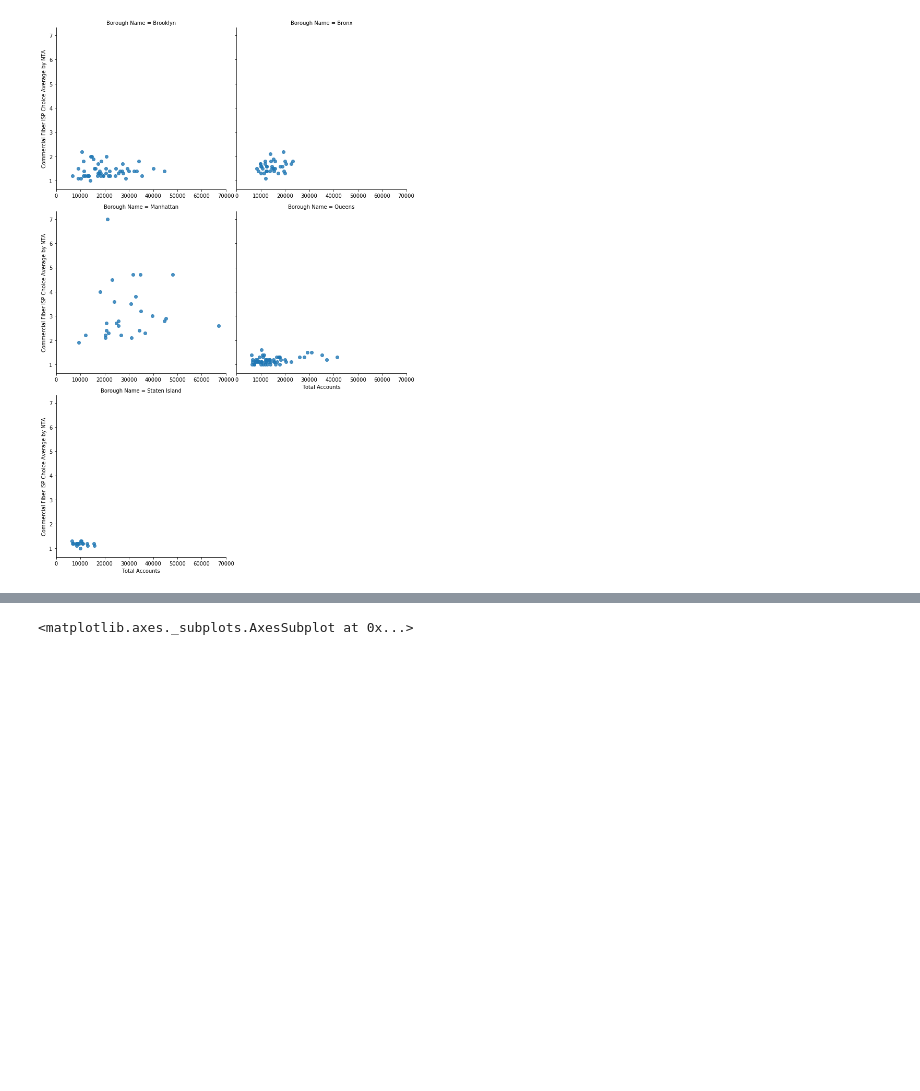
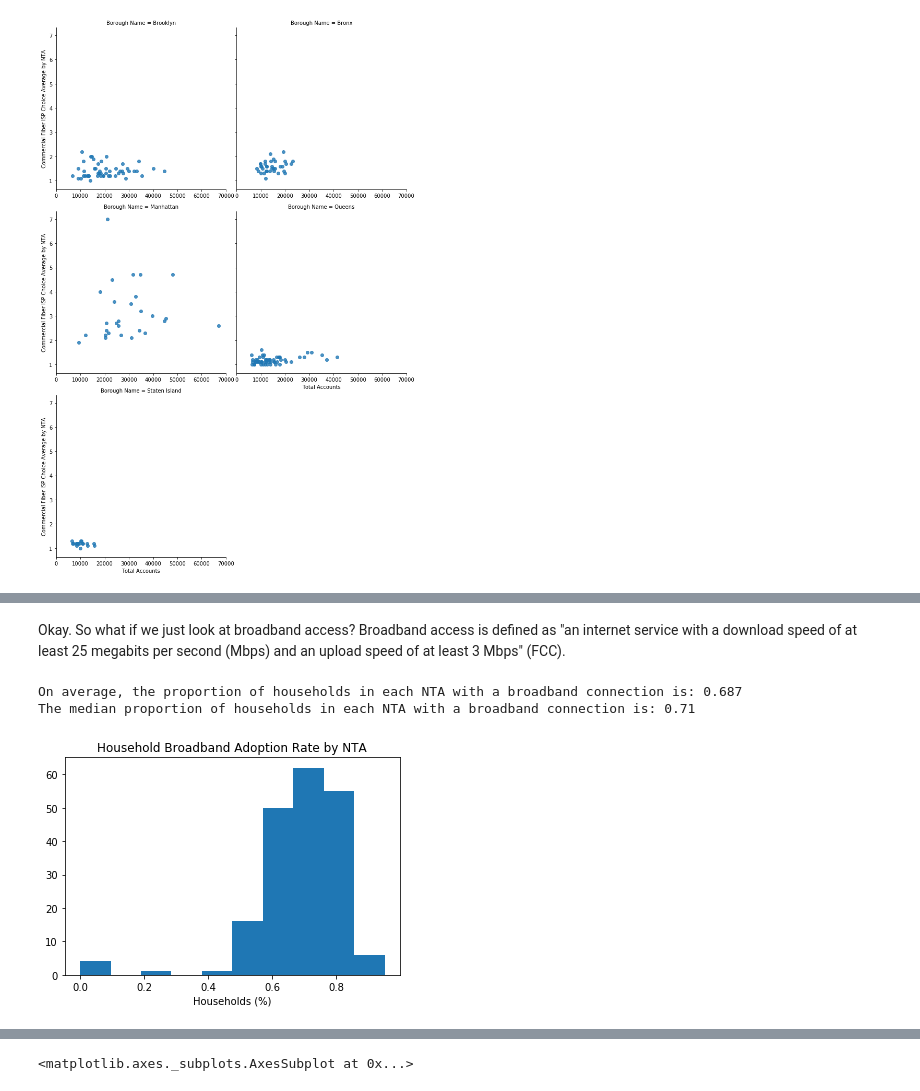
Before and after one commit to lyc1005/nyconnect, a Jupyter notebook: internet_master_plan_adoption_eda.ipynb, the cells around one changed output, grey strips where cells are left out. Cells and saved outputs as stored; diff of their text form; code cells hidden in the pictures; blank space fills up the shorter version.

```diff
--- a/internet_master_plan_adoption_eda.ipynb
+++ b/internet_master_plan_adoption_eda.ipynb
@@ -113,0 +138,14 @@ nyc_nta_internet.plot(figsize = (10,10), column = "Commercial Fiber ISP Choice A
+# %% [markdown]
+Okay. So what if we just look at broadband access? Broadband access is defined as "an internet service with a download speed of at least 25 megabits per second (Mbps) and an upload speed of at least 3 Mbps" (FCC).
+# %%
+plt.hist(adoption_nta_csv_narrow.loc[:, "Home Broadband Adoption (Percentage of Households)"])
+plt.xlabel('Households (%)')
+plt.title("Household Broadband Adoption Rate by NTA")
+print("On average, the proportion of households in each NTA with a broadband connection is: " +
+    str(round(adoption_nta_csv_narrow.loc[:, "Home Broadband Adoption (Percentage of Households)"].mean(),3)) +
+    "\nThe median proportion of households in each NTA with a broadband connection is: " +
+    str(round(adoption_nta_csv_narrow.loc[:, "Home Broadband Adoption (Percentage of Households)"].median(),3)))
+# %% [output]
+On average, the proportion of households in each NTA with a broadband connection is: 0.687
+The median proportion of households in each NTA with a broadband connection is: 0.71
+[figure, added]
```
Also changed, not shown: parts of 25 cells of this notebook, 4 other files.
